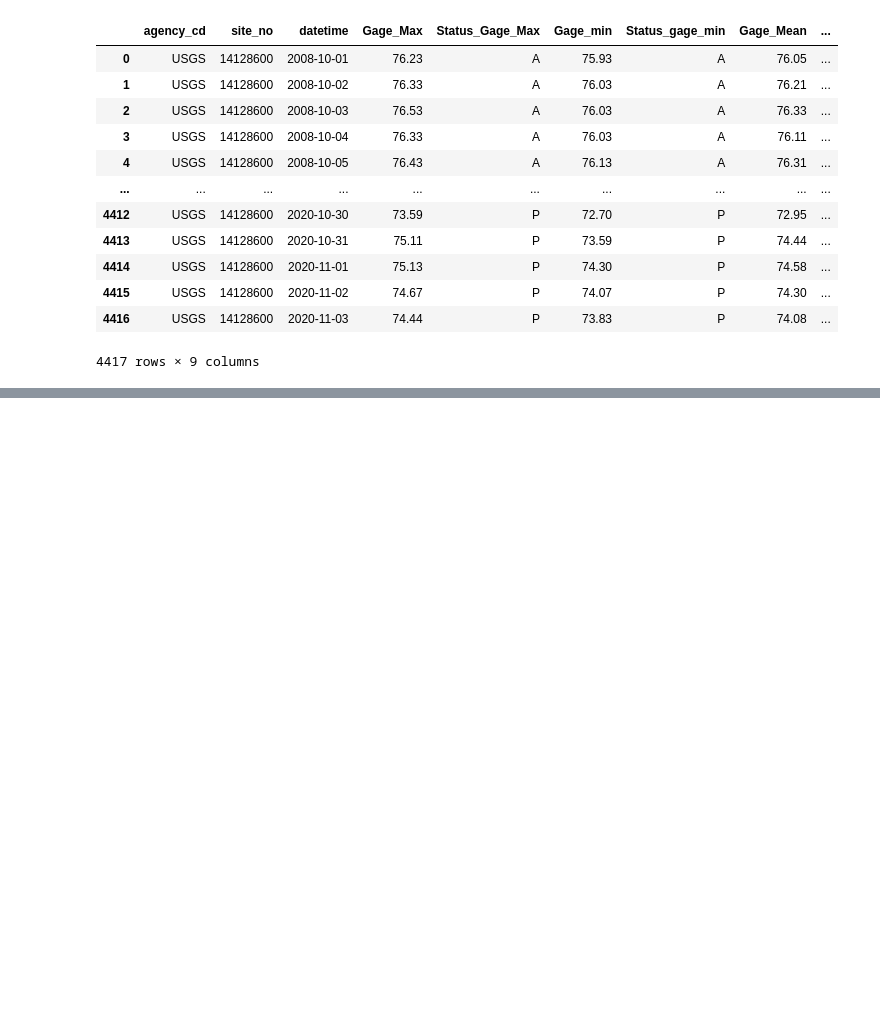
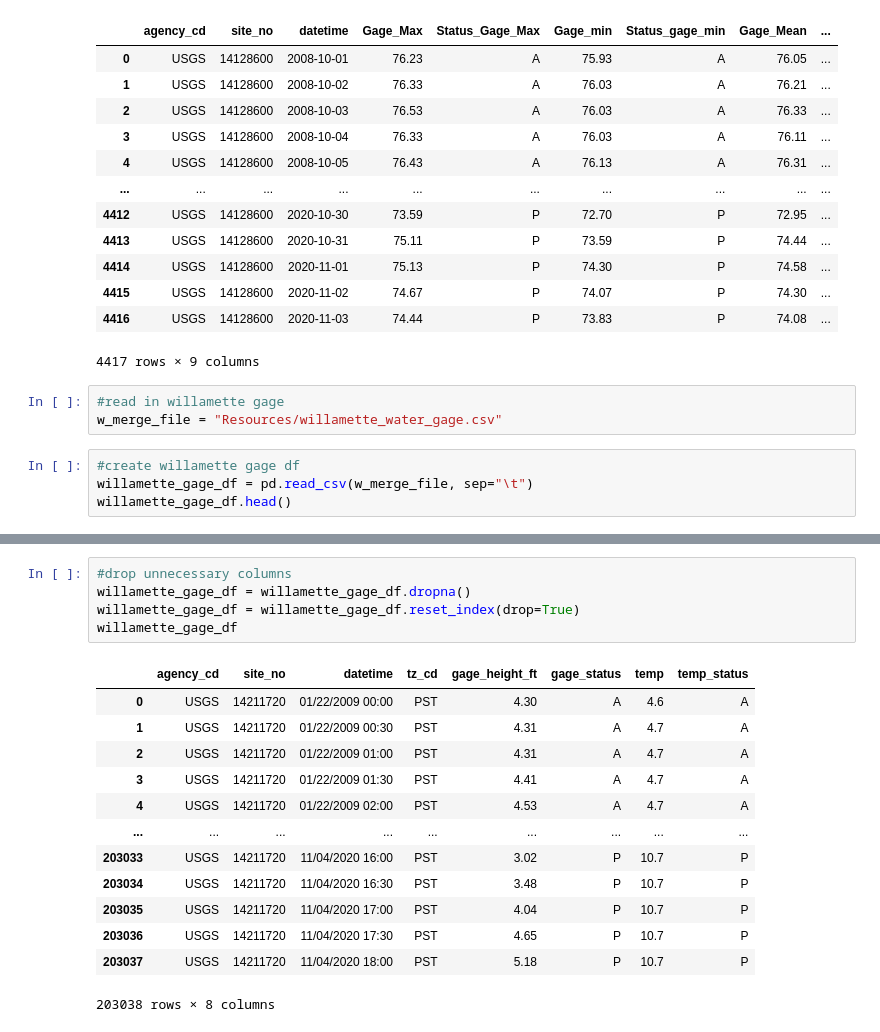
Before and after one commit to jayhjman/bootcamp-project1, a Jupyter notebook: Trim_water_data.ipynb, the cells around one changed output, grey strips where cells are left out. Saved outputs shown, nothing was run; the diff lists cells and outputs as text; blank space fills up the shorter version.

```diff
--- a/Trim_water_data.ipynb
+++ b/Trim_water_data.ipynb
@@ -276,3 +277,10 @@ Columbia_bonne_stevenson_df
 | 4415 | USGS | 14128600 | 2020-11-02 | 74.67 | P | 74.07 | P | 74.30 | ... |
 | 4416 | USGS | 14128600 | 2020-11-03 | 74.44 | P | 73.83 | P | 74.08 | ... |
 4417 rows × 9 columns
+# %%
+#read in willamette gage
+w_merge_file = "Resources/willamette_water_gage.csv"
+# %%
+#create willamette gage df
+willamette_gage_df = pd.read_csv(w_merge_file, sep="\t")
+willamette_gage_df.head()
@@ -278,0 +294,19 @@ Columbia_bonne_stevenson_df
+# %%
+#drop unnecessary columns
+willamette_gage_df = willamette_gage_df.dropna()
+willamette_gage_df = willamette_gage_df.reset_index(drop=True)
+willamette_gage_df
+# %% [output]
+|  | agency_cd | site_no | datetime | tz_cd | gage_height_ft | gage_status | temp | temp_status |
+| 0 | USGS | 14211720 | 01/22/2009 00:00 | PST | 4.30 | A | 4.6 | A |
+| 1 | USGS | 14211720 | 01/22/2009 00:30 | PST | 4.31 | A | 4.7 | A |
+| 2 | USGS | 14211720 | 01/22/2009 01:00 | PST | 4.31 | A | 4.7 | A |
+| 3 | USGS | 14211720 | 01/22/2009 01:30 | PST | 4.41 | A | 4.7 | A |
+| 4 | USGS | 14211720 | 01/22/2009 02:00 | PST | 4.53 | A | 4.7 | A |
+| ... | ... | ... | ... | ... | ... | ... | ... | ... |
+| 203033 | USGS | 14211720 | 11/04/2020 16:00 | PST | 3.02 | P | 10.7 | P |
+| 203034 | USGS | 14211720 | 11/04/2020 16:30 | PST | 3.48 | P | 10.7 | P |
+| 203035 | USGS | 14211720 | 11/04/2020 17:00 | PST | 4.04 | P | 10.7 | P |
+| 203036 | USGS | 14211720 | 11/04/2020 17:30 | PST | 4.65 | P | 10.7 | P |
+| 203037 | USGS | 14211720 | 11/04/2020 18:00 | PST | 5.18 | P | 10.7 | P |
+203038 rows × 8 columns
```
Also changed, not shown: parts of 15 cells of this notebook, 1 other file.
